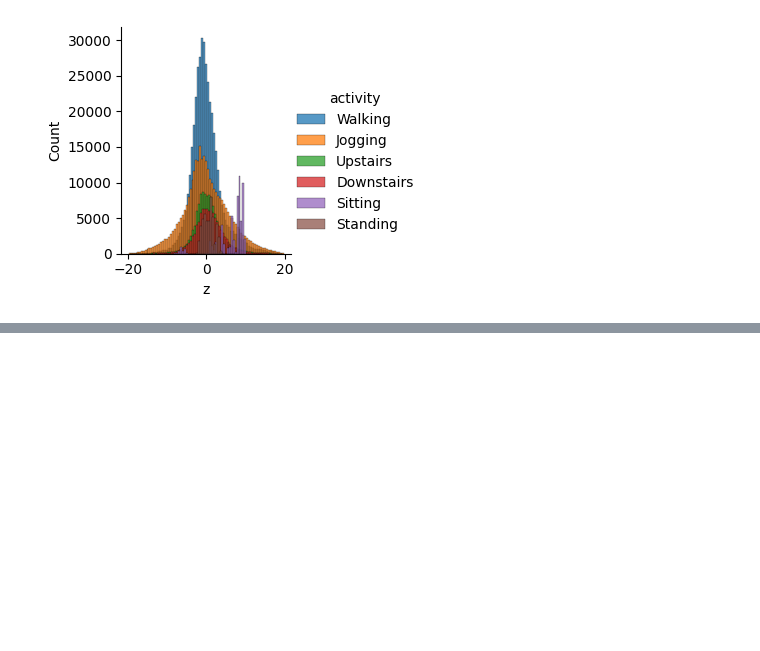
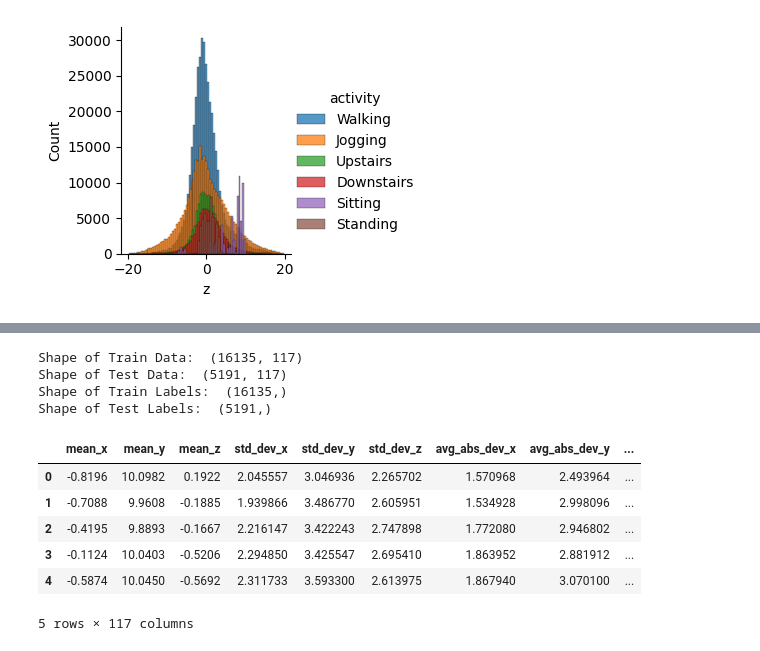
Before and after one commit to udaygirish/time_series_experiments, a Jupyter notebook: exploration.ipynb, the cells around one changed output, grey strips where cells are left out. Saved outputs shown, nothing was run; the diff lists cells and outputs as text; code cells hidden in the pictures; blank space fills up the shorter version.

```diff
--- a/exploration.ipynb
+++ b/exploration.ipynb
@@ -214,0 +233,6 @@ plt.show()
+# %%
+# Let us do train test split between users - 80% train and 20% test
+
+# Train Test Split
+user_ids = df["user_id"].unique()
+train_user_ids, test_user_ids = train_test_split(user_ids, test_size = 0.2, random_state = SEED)
@@ -214,0 +597,3 @@ plt.show()
+# %%
+X_train, train_labels = feature_engineering(df, train_user_ids)
+X_test, test_labels = feature_engineering(df, test_user_ids)
@@ -214,0 +614,20 @@ plt.show()
+# %%
+print("Shape of Train Data: ", X_train.shape)
+print("Shape of Test Data: ", X_test.shape)
+print("Shape of Train Labels: ", train_labels.shape)
+print("Shape of Test Labels: ", test_labels.shape)
+# %% [output]
+Shape of Train Data:  (16135, 117)
+Shape of Test Data:  (5191, 117)
+Shape of Train Labels:  (16135,)
+Shape of Test Labels:  (5191,)
+# %%
+X_train.head()
+# %% [output]
+|  | mean_x | mean_y | mean_z | std_dev_x | std_dev_y | std_dev_z | avg_abs_dev_x | avg_abs_dev_y | ... |
+| 0 | -0.8196 | 10.0982 | 0.1922 | 2.045557 | 3.046936 | 2.265702 | 1.570968 | 2.493964 | ... |
+| 1 | -0.7088 | 9.9608 | -0.1885 | 1.939866 | 3.486770 | 2.605951 | 1.534928 | 2.998096 | ... |
+| 2 | -0.4195 | 9.8893 | -0.1667 | 2.216147 | 3.422243 | 2.747898 | 1.772080 | 2.946802 | ... |
+| 3 | -0.1124 | 10.0403 | -0.5206 | 2.294850 | 3.425547 | 2.695410 | 1.863952 | 2.881912 | ... |
+| 4 | -0.5874 | 10.0450 | -0.5692 | 2.311733 | 3.593300 | 2.613975 | 1.867940 | 3.070100 | ... |
+5 rows × 117 columns
```
Also changed, not shown: parts of 14 cells of this notebook.
